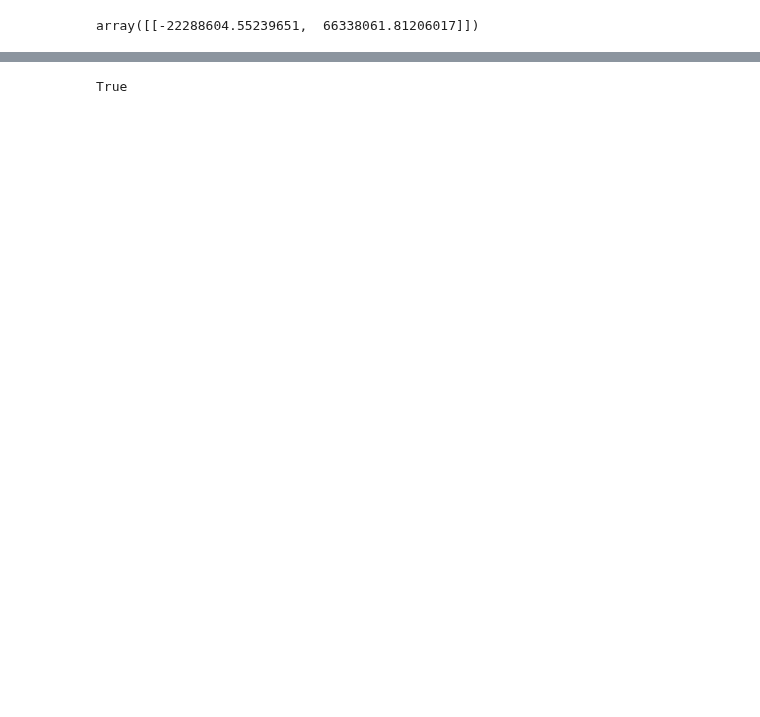
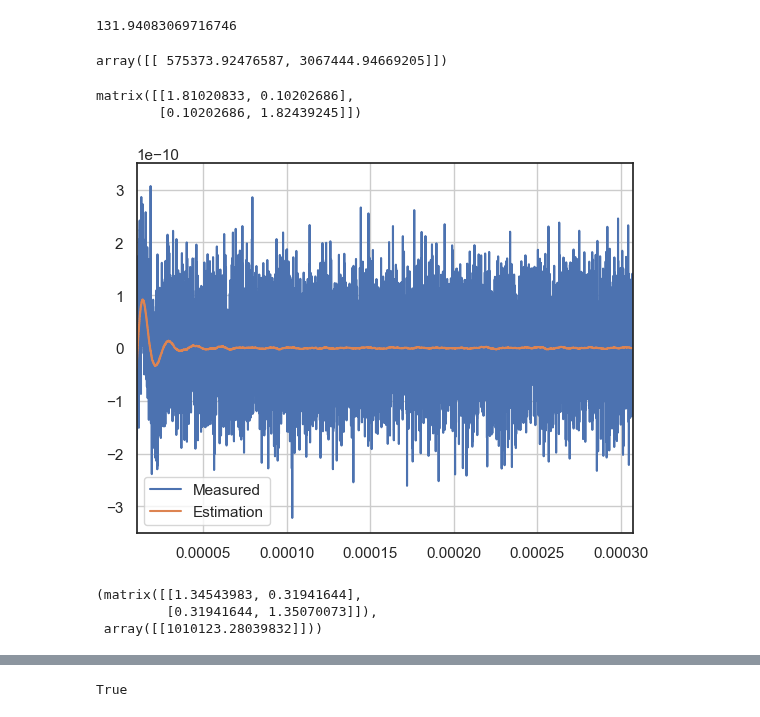
Before and after one commit to QuantumAdventures/single-photons, a Jupyter notebook: notebooks/3. Control Simulation.ipynb, the cells around one changed output, grey strips where cells are left out. Drawn from its saved outputs; the diff is of its cells as text; code cells hidden in the pictures; blank space fills up the shorter version.

```diff
--- a/notebooks/3. Control Simulation.ipynb
+++ b/notebooks/3. Control Simulation.ipynb
@@ -60,19 +59,23 @@ NameError: name 'variance_process' is not defined
+# %%
+env.thermal_force_std
+# %% [output]
+131.94083069716746
 # %%
 Q = np.array([[0, 0], [0, variance_process]])
 R = np.array([[np.power(std_detection,2)]])
 # %%
 Ad = scipy.linalg.expm(env.A *control_step*delta_t)
-cost_states = np.array([[omega, 0],
-                        [0, omega]])
-(G, S, E) = lqr(Ad, env.B*delta_t*control_step, cost_states, 10*omega)
+cost_states = np.array([[omega/2, 0],
+                        [0, omega/2]])
+(G, S, E) = lqr(Ad, env.B*delta_t*control_step, cost_states, 2000*omega)
 
-x0 = 10
-P0 = 10*np.matrix(np.eye(2))
-estimation = np.matrix([[x0], [0]])
-states = np.array([[0], [0]])
+x0 = 100
+P0 = 100*np.matrix(np.eye(2))
+estimation = np.matrix([[x0*np.random.normal()], [x0*np.random.normal()]])
+states = np.array([[x0*np.random.normal()], [x0*np.random.normal()]])
 G
 # %% [output]
-array([[-22288604.55239651,  66338061.81206017]])
+array([[ 575373.92476587, 3067444.94669205]])
 # %%
 new_states = np.zeros((N, 2))
 measured_states = np.zeros((N))
@@ -96,6 +99,32 @@ for i in tqdm(range(t.shape[0])):
         estimated_states[i, :] = estimated_states[i-1,:]
     controls.append(float(control))
     states = env.step(states, control=control, delta_t=delta_t)
+# %%
+cov_mat = kalman.error_covariance_aposteriori[-1]
+z_std = env.zp_x*np.sqrt(cov_mat[0,0])
+p_std = env.zp_p*np.sqrt(cov_mat[1,1])
+cov_mat
+# %% [output]
+matrix([[1.81020833, 0.10202686],
+        [0.10202686, 1.82439245]])
+# %%
+plt.plot(t[10000:], measured_states[10000:]*env.zp_x)
+plt.plot(t[10000:], estimated_states[10000:,0]*env.zp_x)
+plt.ylim([-0.35e-9, 0.35e-9])
+plt.xlim([t[10000], t.max()])
+plt.legend(['Measured', 'Estimation'])
+plt.grid()
+# %% [output]
+[figure, added]
+# %%
+cov_mat = kalman.error_covariance_aposteriori[-1]
+z_std = env.zp_x*np.sqrt(cov_mat[0,0])
+p_std = env.zp_p*np.sqrt(cov_mat[1,1])
+np.sqrt(cov_mat),-np.matmul(G, estimation)
+# %% [output]
+(matrix([[1.34543983, 0.31941644],
+         [0.31941644, 1.35070073]]),
+ array([[1010123.28039832]]))
 # %%
 fig = plt.Figure()
 plt.title('Position')
```
Also changed, not shown: parts of 18 cells of this notebook, 5 other files.
